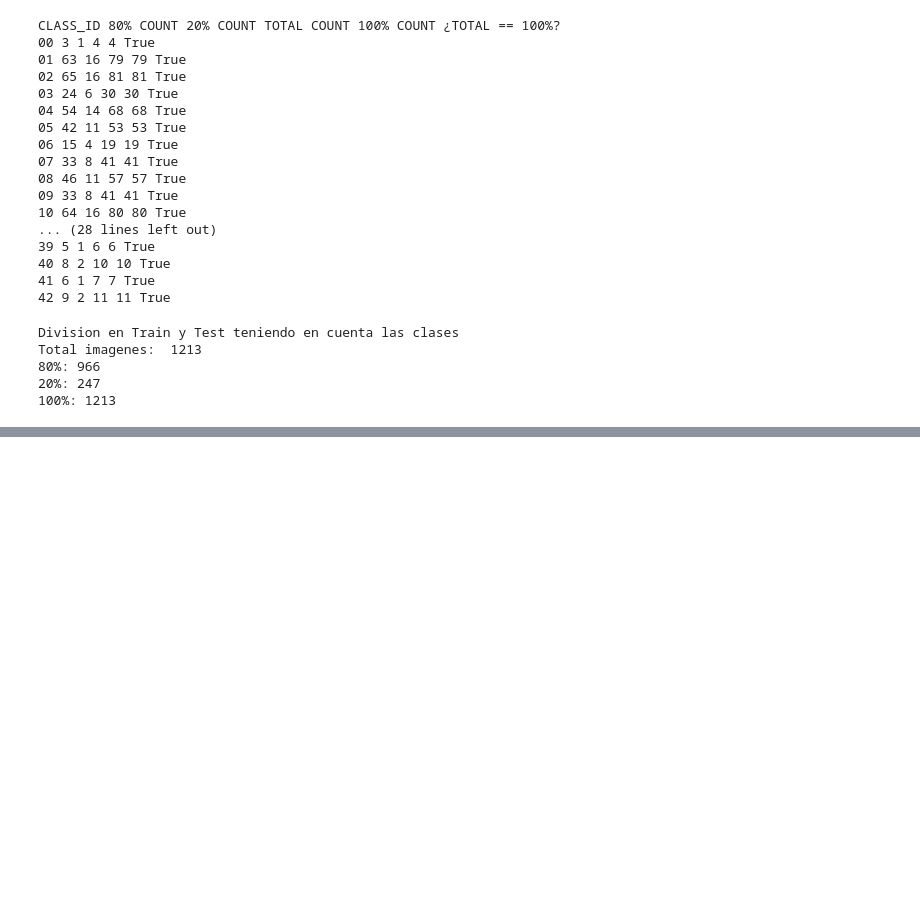
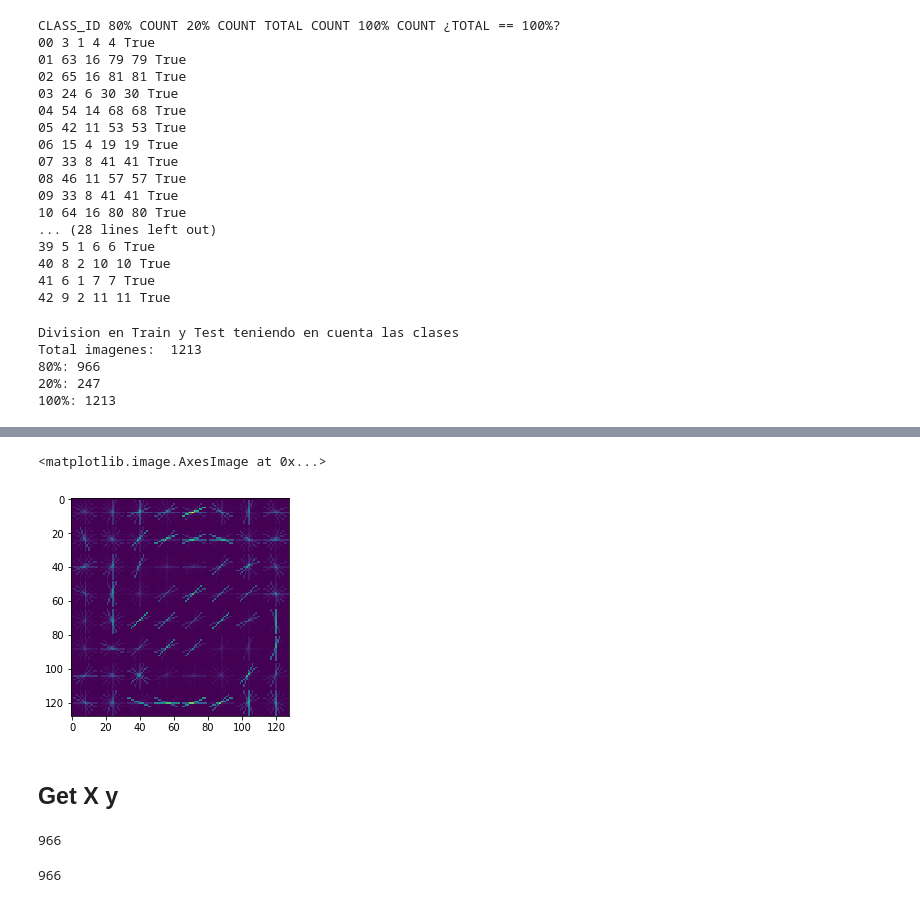
Before and after one commit to DaielChom/German-Traffic-Signs-Detector, a Jupyter notebook: Kiwi Testing.ipynb, the cells around one changed output, grey strips where cells are left out. Saved outputs shown, nothing was run; the diff lists cells and outputs as text; code cells hidden in the pictures; blank space fills up the shorter version.

```diff
--- a/Kiwi Testing.ipynb
+++ b/Kiwi Testing.ipynb
@@ -116,0 +205,2 @@ Total imagenes:  1213
+# %%
+fd, hog_image = hog(bn, orientations=8, pixels_per_cell=(16, 16), cells_per_block=(1, 1), visualise=True)
@@ -116,0 +210,7 @@ Total imagenes:  1213
+# %%
+plt.imshow(hog_image)
+# %% [output]
+<matplotlib.image.AxesImage at 0x...>
+[figure, added]
+# %% [markdown]
+## Get X y
@@ -116,0 +223,4 @@ Total imagenes:  1213
+# %%
+len(train_image)
+# %% [output]
+966
@@ -116,0 +231,4 @@ Total imagenes:  1213
+# %%
+len(train_main_image)
+# %% [output]
+966
```
Also changed, not shown: parts of 37 cells of this notebook.
